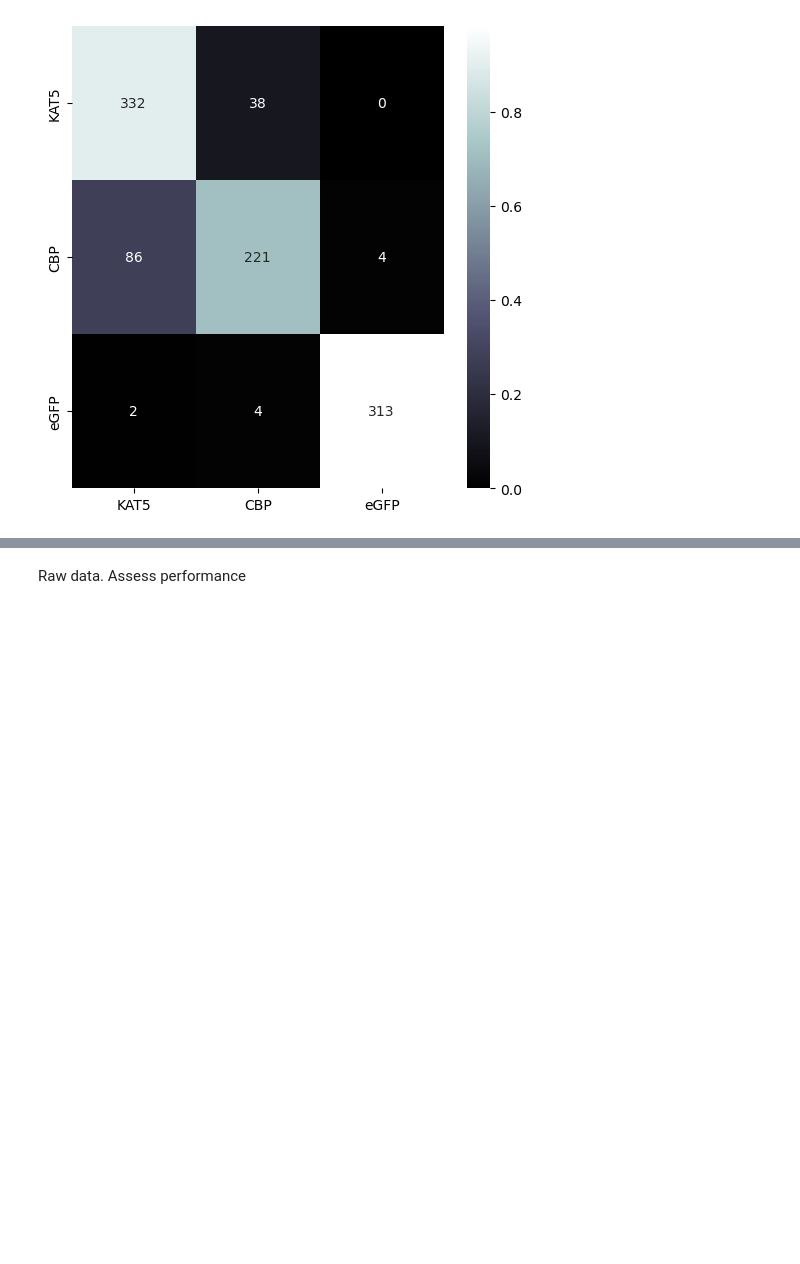
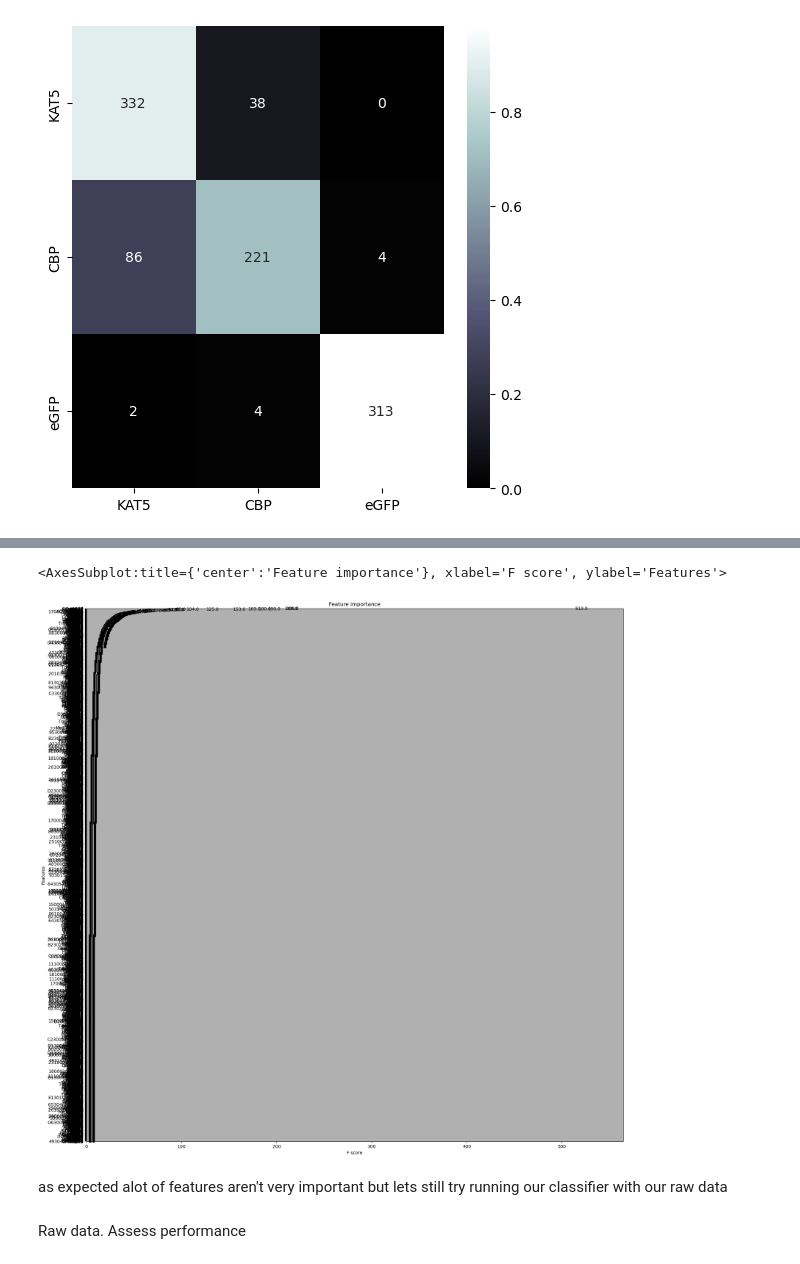
Before and after one commit to Simonlee711/Celltype_Classification, a Jupyter notebook: src/cell_prediction_analysis.ipynb, the cells around one changed output, grey strips where cells are left out. Cells and saved outputs as stored; diff of their text form; code cells hidden in the pictures; blank space fills up the shorter version.

```diff
--- a/src/cell_prediction_analysis.ipynb
+++ b/src/cell_prediction_analysis.ipynb
@@ -267,3 +274,11 @@ plot_confusion_matrix(confusion_matrix, ['KAT5', 'CBP', 'eGFP'])
+# %%
+plt.rcParams["figure.figsize"] = [22,22]
+xgb.plot_importance(xgb_trained)
+# %% [output]
+<AxesSubplot:title={'center':'Feature importance'}, xlabel='F score', ylabel='Features'>
+[figure, added]
+# %% [markdown]
+as expected alot of features aren't very important but lets still try running our classifier with our raw data
 # %% [markdown]
 Raw data. Assess performance
 # %%
```
Also changed, not shown: parts of 1 cell of this notebook.
